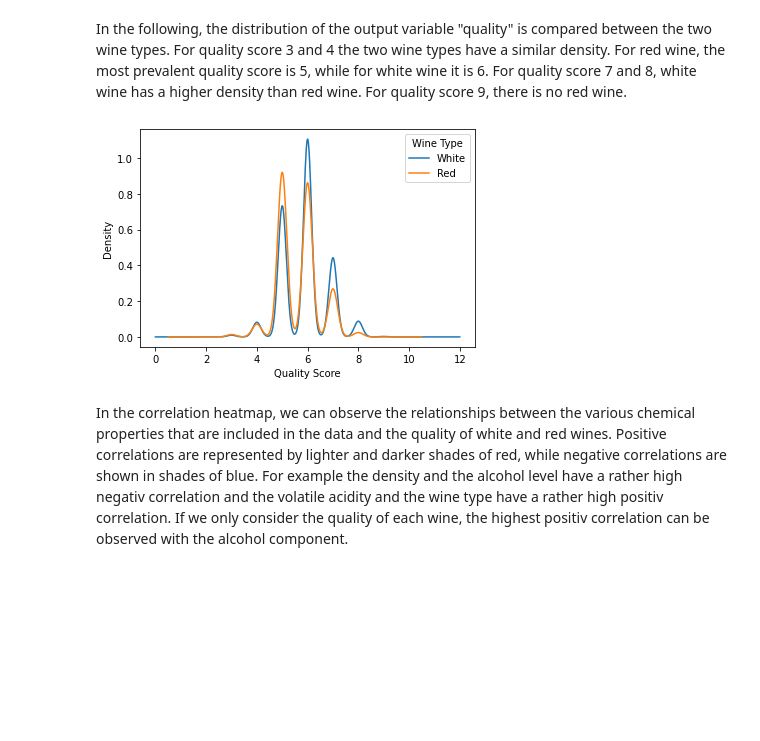
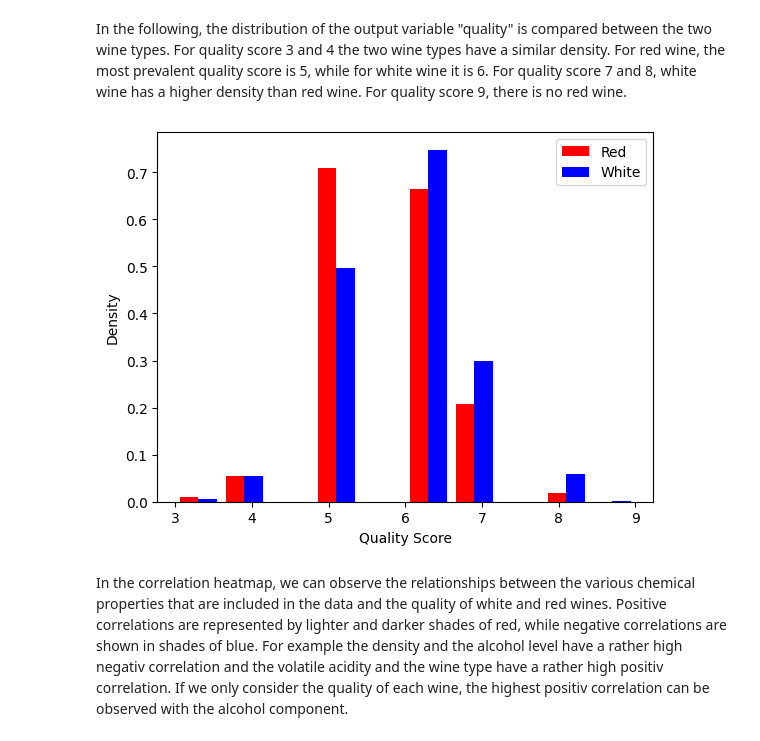
Before and after one commit to izsom/MachineLearning23ws, a Jupyter notebook: Exercise0/code/wine_quality.ipynb, the cells around one changed output. Saved outputs shown, nothing was run; the diff lists cells and outputs as text; code cells hidden in the pictures; blank space fills up the shorter version.

Commit message:
Changin plot type to histogram

```diff
--- a/Exercise0/code/wine_quality.ipynb
+++ b/Exercise0/code/wine_quality.ipynb
@@ -72,18 +72,15 @@ wine_type                                [0.0, 1.0]
 In the following, the distribution of the output variable "quality" is compared between the two wine types.
 For quality score 3 and 4 the two wine types have a similar density. For red wine, the most prevalent quality score is 5, while for white wine it is 6. For quality score 7 and 8, white wine has a higher density than red wine. For quality score 9, there is no red wine.
 # %%
-# Plot distribution of quality by wine type
-combined_wine_quality.groupby('wine_type')['quality'].plot(kind='kde')
-
-plt.legend(['White', 'Red'], title='Wine Type')
-
+# Plot distribution of quality by wine type# Plot distribution of quality by wine type
+plt.hist([red_wine_quality['quality'], white_wine_quality['quality']], label=['Red', 'White'], density=True, color=['red', 'blue'])
 plt.xlabel('Quality Score')
-
+plt.ylabel('Density')
+plt.legend(loc='upper right')
 plt.savefig('../data/wine_quality/quality_distribution_plot.png')
-
 plt.show()
 # %% [output]
-[figure, old version]
+[figure, new version]
 # %% [markdown]
 In the correlation heatmap, we can observe the relationships between the various chemical properties that are included in the data and the quality of white and red wines. Positive correlations are represented by lighter and darker shades of red, while negative correlations are shown in shades of blue. For example the density and the alcohol level have a rather high negativ correlation and the volatile acidity and the wine type have a rather high positiv correlation. If we only consider the quality of each wine, the highest positiv correlation can be observed with the alcohol component.
 # %%
```
Also changed, not shown: parts of 1 cell of this notebook, 4 other files.
